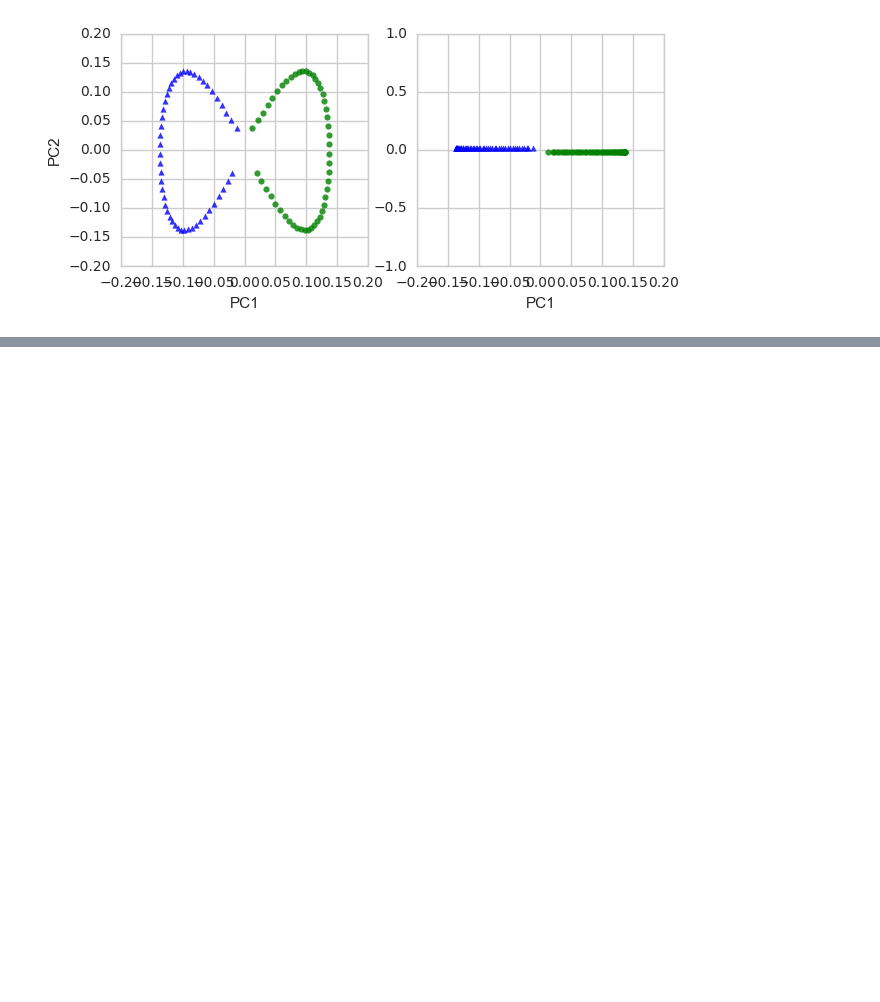
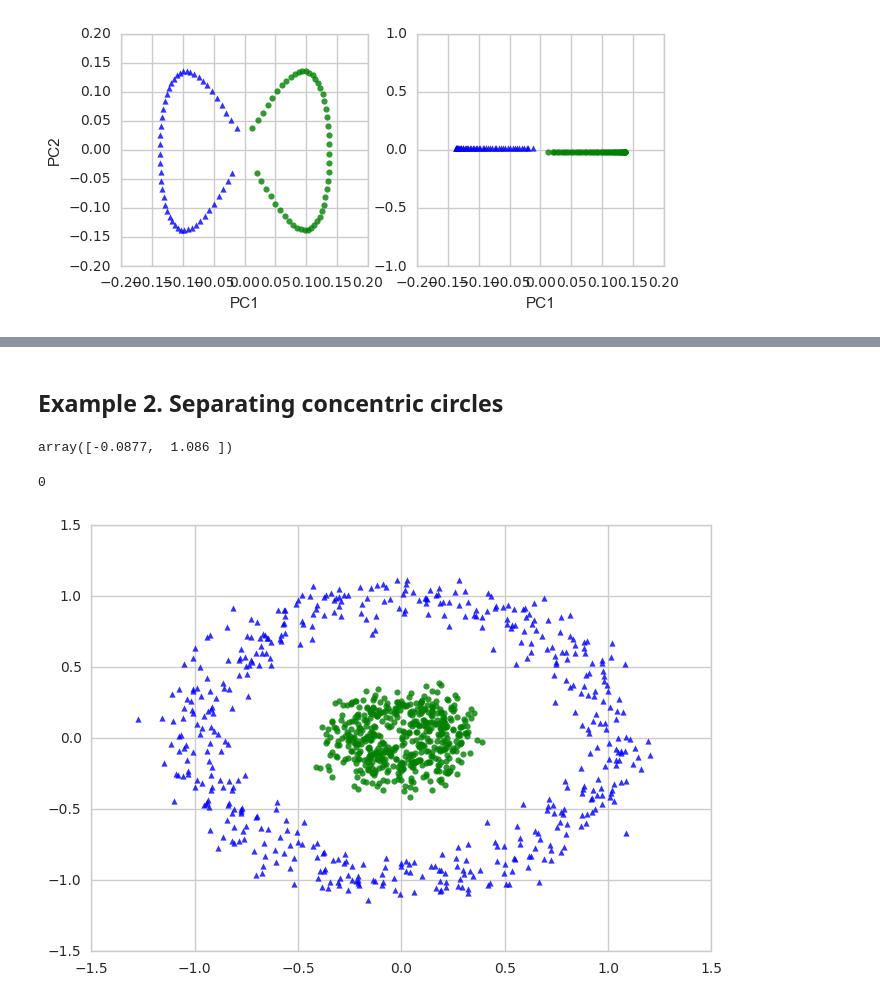
Before and after one commit to Mystery-College-of-The-Adapts/Machine-Learning-and-Deep-Learning, a Jupyter notebook: Python Machine Learning/Compressing Data via Dimensionality Reduction/Compressing Data.ipynb, the cells around one changed output, grey strips where cells are left out. Drawn from its saved outputs; the diff is of its cells as text; code cells hidden in the pictures; blank space fills up the shorter version.

Commit message:
:tada: Example 2. Separating concentric circles

```diff
--- a/Python Machine Learning/Compressing Data via Dimensionality Reduction/Compressing Data.ipynb
+++ b/Python Machine Learning/Compressing Data via Dimensionality Reduction/Compressing Data.ipynb
@@ -678,0 +677,2 @@ plt.show()
+# %% [markdown]
+## Example 2. Separating concentric circles
@@ -678,0 +681,18 @@ plt.show()
+# %%
+X, y = make_circles(n_samples=1000, random_state=123, noise=0.1, factor=0.2)
+# %%
+X[0]
+# %% [output]
+array([-0.0877,  1.086 ])
+# %%
+y[0]
+# %% [output]
+0
+# %%
+sns.regplot(x=X[y==0, 0], y=X[y==0,1], marker='^', color='blue',
+            fit_reg=False)
+sns.regplot(x=X[y==1, 0], y=X[y==1,1], marker='o', color='green',
+            fit_reg=False)
+plt.show()
+# %% [output]
+[figure, added]
```
Also changed, not shown: parts of 6 cells of this notebook.
